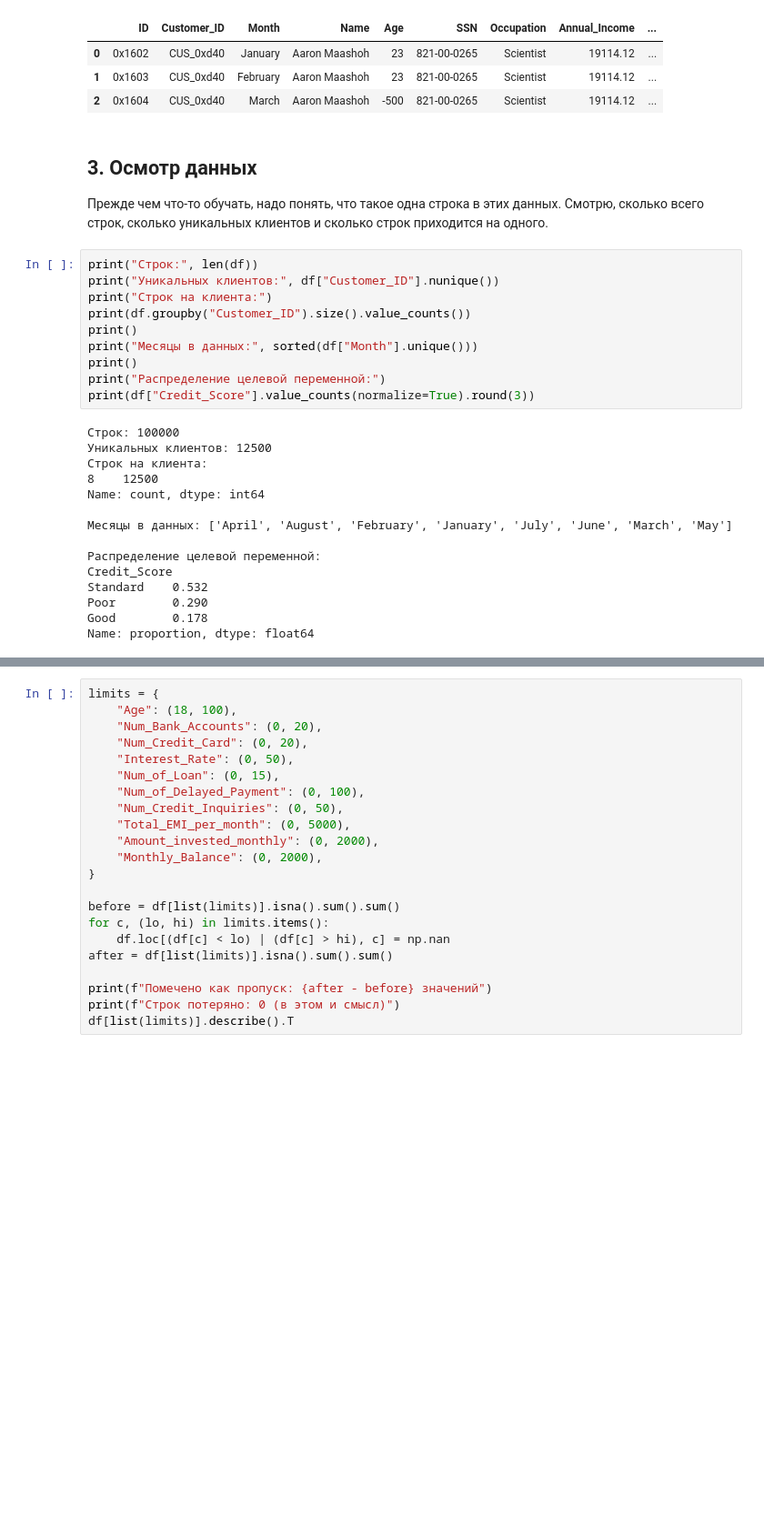
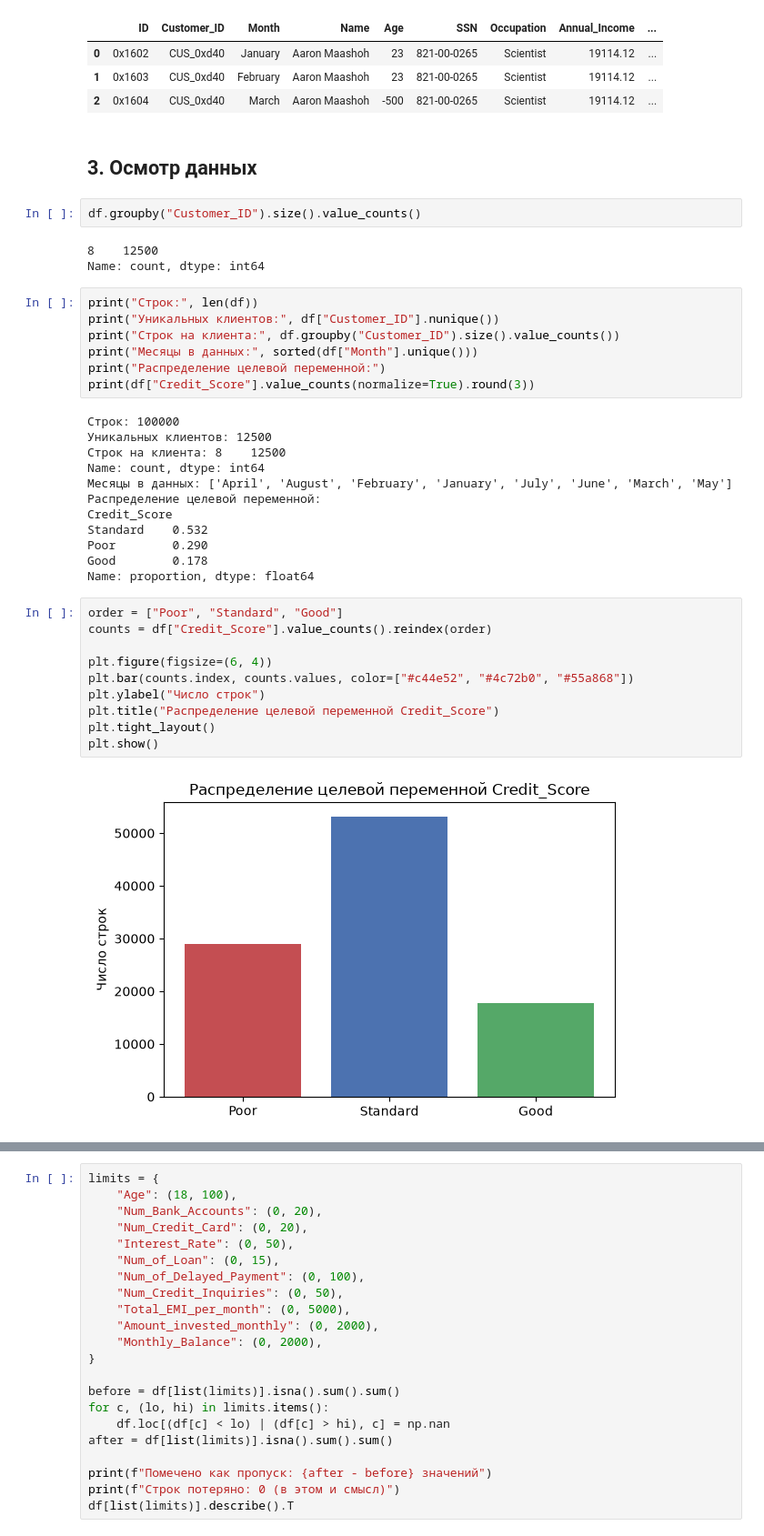
Before and after one commit to sakuta02/credit-score-group-leakage, a Jupyter notebook: credit_score_research.ipynb, the cells around one changed output, grey strips where cells are left out. Shown at 91% size. Cells and saved outputs as stored; diff of their text form; blank space fills up the shorter version.

```diff
--- a/credit_score_research.ipynb
+++ b/credit_score_research.ipynb
@@ -65,33 +53,42 @@ df.head(3)
 | 2 | 0x1604 | CUS_0xd40 | March | Aaron Maashoh | -500 | 821-00-0265 | Scientist | 19114.12 | ... |
 # %% [markdown]
 ## 3. Осмотр данных
-
-Прежде чем что-то обучать, надо понять, что такое одна строка в этих данных. Смотрю, сколько всего строк, сколько уникальных клиентов и сколько строк приходится на одного.
+# %%
+df.groupby("Customer_ID").size().value_counts()
+# %% [output]
+8    12500
+Name: count, dtype: int64
 # %%
 print("Строк:", len(df))
 print("Уникальных клиентов:", df["Customer_ID"].nunique())
-print("Строк на клиента:")
-print(df.groupby("Customer_ID").size().value_counts())
-print()
+print("Строк на клиента:", df.groupby("Customer_ID").size().value_counts())
 print("Месяцы в данных:", sorted(df["Month"].unique()))
-print()
 print("Распределение целевой переменной:")
 print(df["Credit_Score"].value_counts(normalize=True).round(3))
 # %% [output]
 Строк: 100000
 Уникальных клиентов: 12500
-Строк на клиента:
-8    12500
+Строк на клиента: 8    12500
 Name: count, dtype: int64
-
 Месяцы в данных: ['April', 'August', 'February', 'January', 'July', 'June', 'March', 'May']
-
 Распределение целевой переменной:
 Credit_Score
 Standard    0.532
 Poor        0.290
 Good        0.178
 Name: proportion, dtype: float64
+# %%
+order = ["Poor", "Standard", "Good"]
+counts = df["Credit_Score"].value_counts().reindex(order)
+
+plt.figure(figsize=(6, 4))
+plt.bar(counts.index, counts.values, color=["#c44e52", "#4c72b0", "#55a868"])
+plt.ylabel("Число строк")
+plt.title("Распределение целевой переменной Credit_Score")
+plt.tight_layout()
+plt.show()
+# %% [output]
+[figure, added]
 # %% [markdown]
 ### Что получилось
 
```
Also changed, not shown: parts of 25 cells of this notebook.
